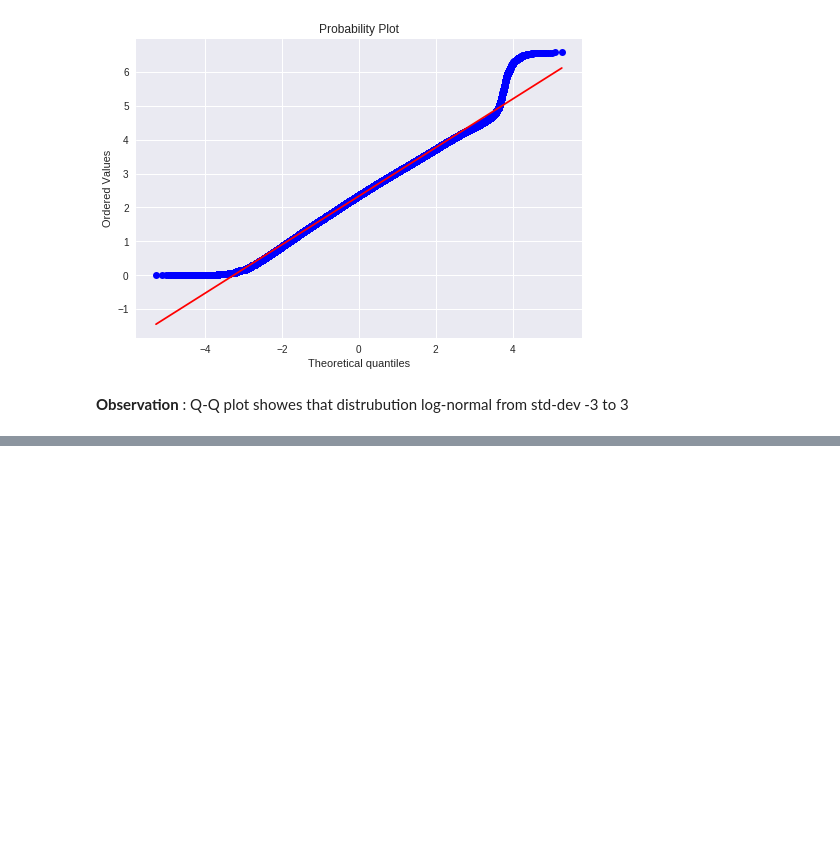
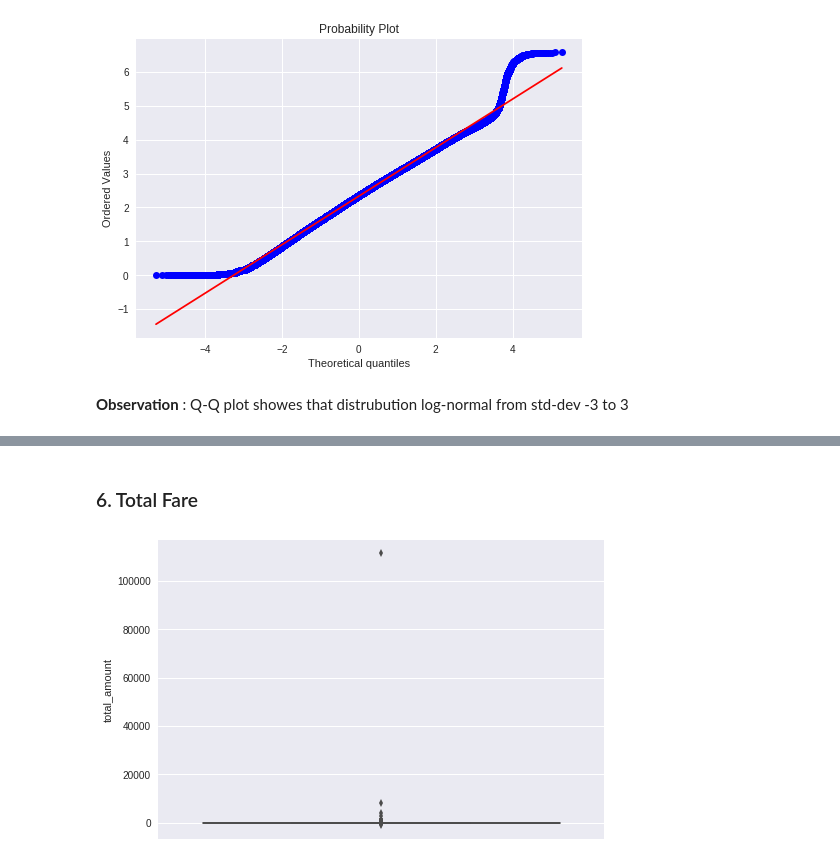
Before and after one commit to hemantmehra/Yellow-Taxi-Demand-Prediction-In-NYC, a Jupyter notebook: Yellow_Taxi_Demand_NYC.ipynb, the cells around one changed output, grey strips where cells are left out. Saved outputs shown, nothing was run; the diff lists cells and outputs as text; code cells hidden in the pictures; blank space fills up the shorter version.

```diff
--- a/Yellow_Taxi_Demand_NYC.ipynb
+++ b/Yellow_Taxi_Demand_NYC.ipynb
@@ -362,0 +507,7 @@ plt.show()
+# %% [markdown]
+### 6. Total Fare
+# %%
+sns.boxplot(y="total_amount", data =frame_with_durations_modified)
+plt.show()
+# %% [output]
+[figure, added]
```
Also changed, not shown: parts of 27 cells of this notebook.
